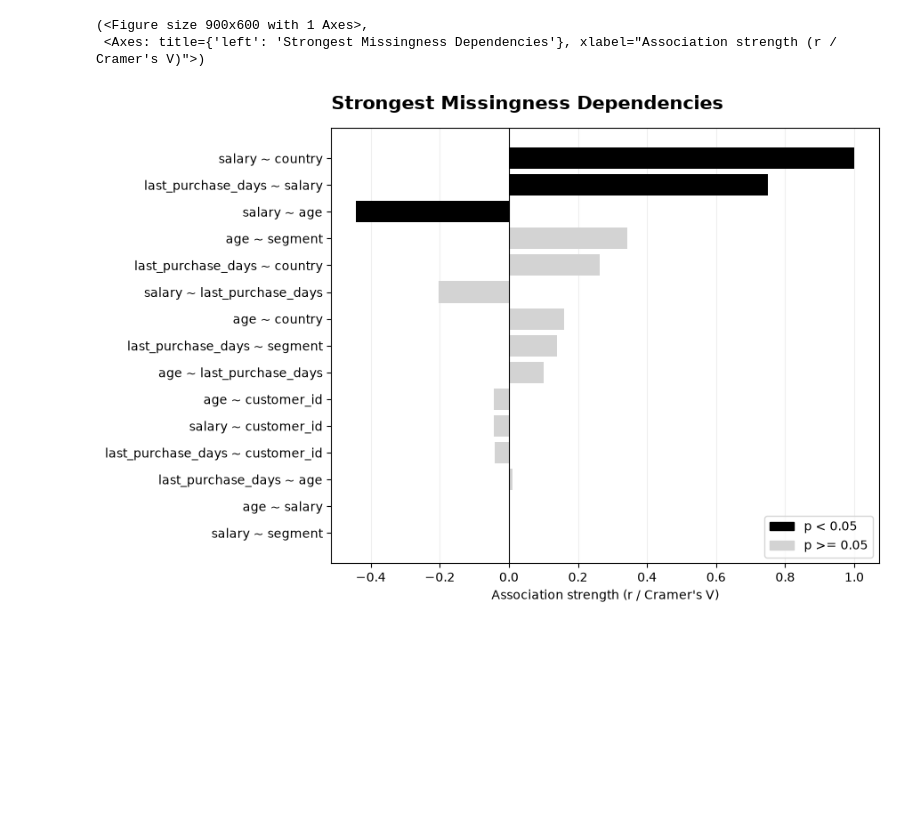
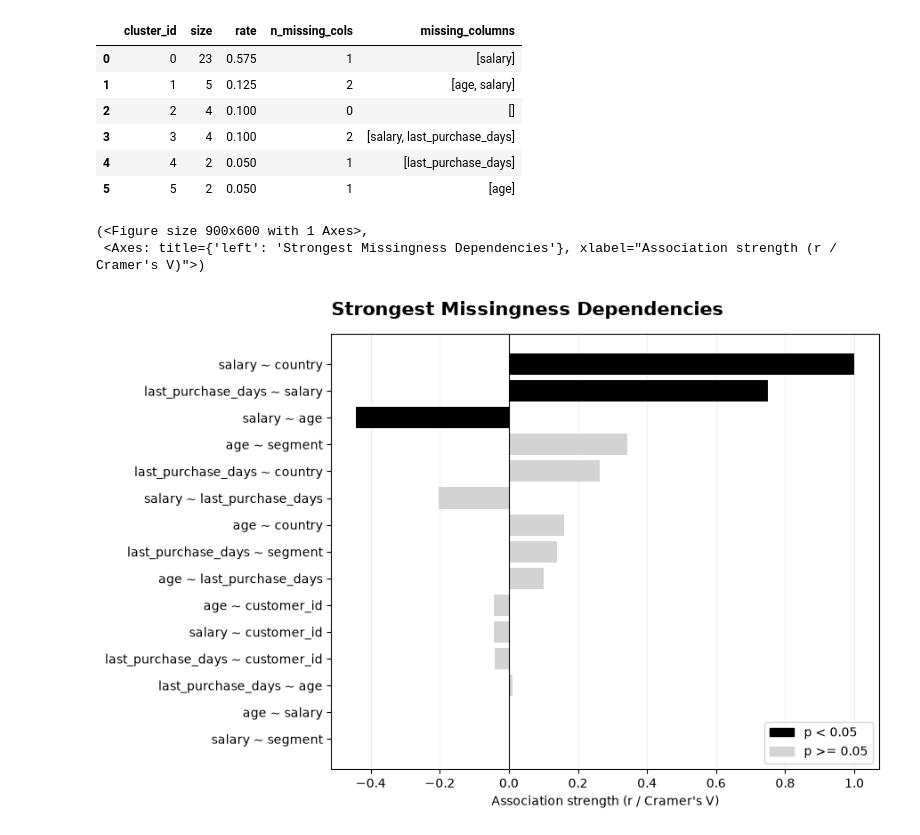
Before and after one commit to mohammadhoseinmozafari/lynch, a Jupyter notebook: test.ipynb, the cells around one changed output. Saved outputs shown, nothing was run; the diff lists cells and outputs as text; code cells hidden in the pictures; blank space fills up the shorter version.

Commit message:
added : missingness cluster analyzer

```diff
--- a/test.ipynb
+++ b/test.ipynb
@@ -51,3 +49,4 @@ rows_analyzer = RowsMissingness(sample_df)
 row_viz = RowsMissingnessVisualizer(rows_analyzer)
 cor_analyzer = MissingnessCorrelation(sample_df)
 cor_vis = MissingnessCorrelationVisualizer(cor_analyzer)
+cluster_analyzer = MissingnessClusters(sample_df)
@@ -54,3 +55,13 @@ cor_vis = MissingnessCorrelationVisualizer(cor_analyzer)
+# %%
+cluster_analyzer.clusters('exact')
+# %% [output]
+|  | cluster_id | size | rate | n_missing_cols | missing_columns |
+| 0 | 0 | 23 | 0.575 | 1 | [salary] |
+| 1 | 1 | 5 | 0.125 | 2 | [age, salary] |
+| 2 | 2 | 4 | 0.100 | 0 | [] |
+| 3 | 3 | 4 | 0.100 | 2 | [salary, last_purchase_days] |
+| 4 | 4 | 2 | 0.050 | 1 | [last_purchase_days] |
+| 5 | 5 | 2 | 0.050 | 1 | [age] |
 # %%
 cor_vis.dependence_bar()
 # %% [output]
```
Also changed, not shown: parts of 2 cells of this notebook, 3 other files.
